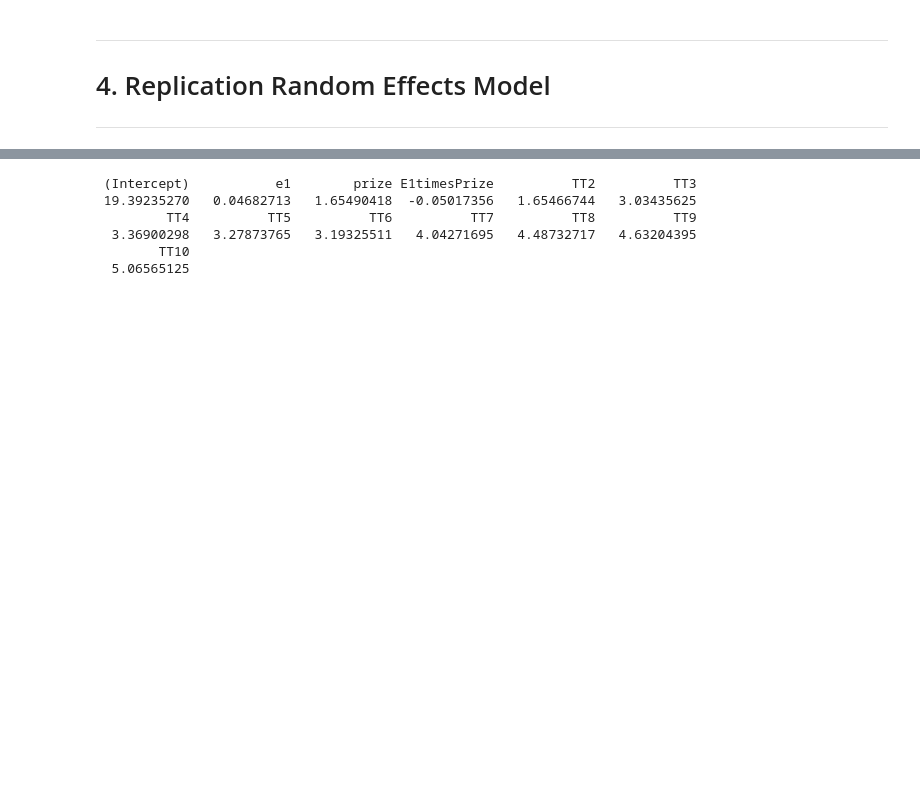
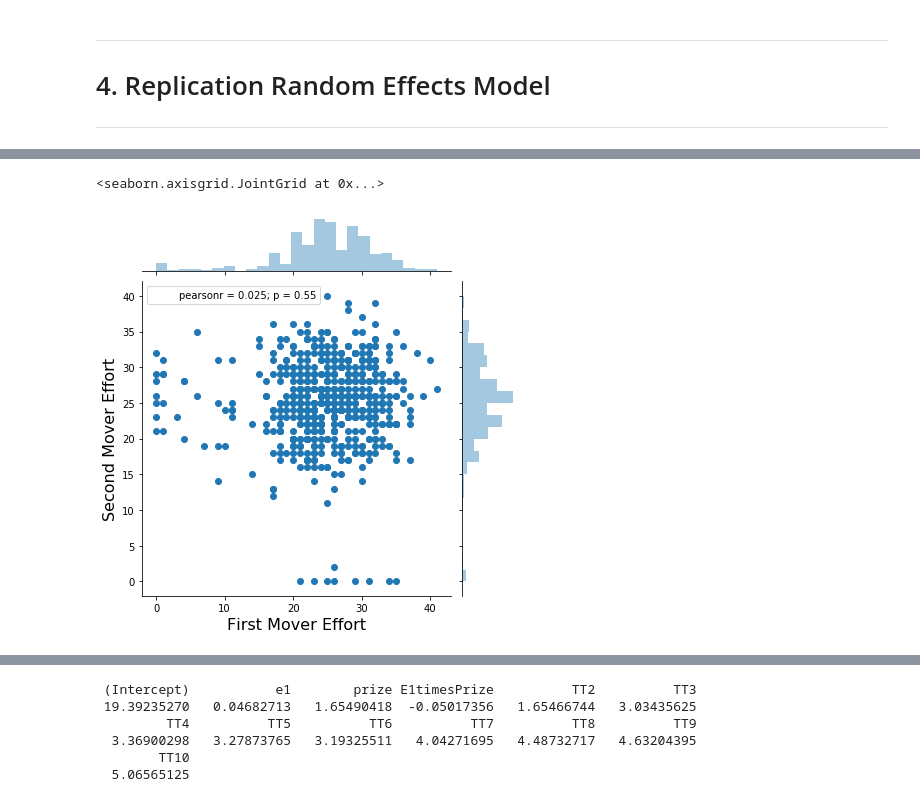
Before and after one commit to VincentSelz/microeconometrics-course-project-VincentSelz, a Jupyter notebook: Project-VincentSelz.ipynb, the cells around one changed output, grey strips where cells are left out. Drawn from its saved outputs; the diff is of its cells as text; code cells hidden in the pictures; blank space fills up the shorter version.

```diff
--- a/Project-VincentSelz.ipynb
+++ b/Project-VincentSelz.ipynb
@@ -105,3 +98,8 @@ effort_overview(df_2_pref)
+# %%
+joint_effort(df_2_pref)
+# %% [output]
+<seaborn.axisgrid.JointGrid at 0x...>
+[figure, added]
 # %%
 exog_vars = ['e1','prize','e1timesprize','tt2','tt3','tt4', 'tt5','tt6','tt7','tt8','tt9','tt10']
 result_2 = RandomEffects.from_formula('effort~1+e1+prize+e1timesprize+tt2+tt3+tt4+tt5+tt6+tt7+tt8+tt9+tt10',data=df_2).fit()
```
Also changed, not shown: parts of 21 cells of this notebook.
